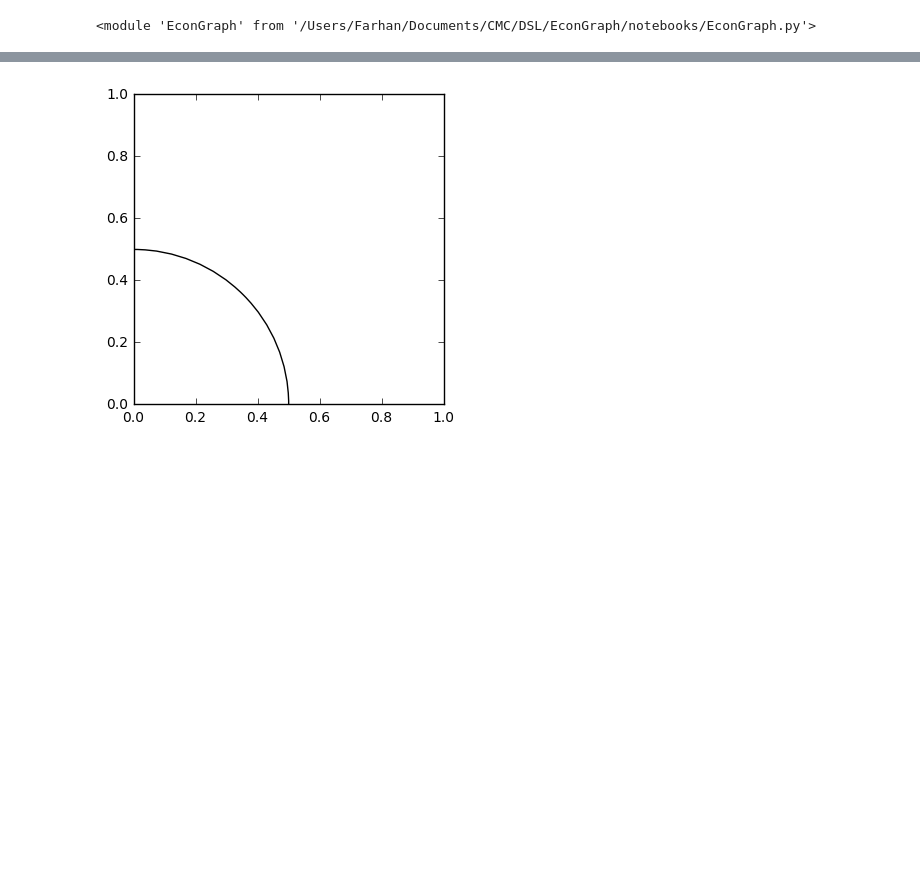
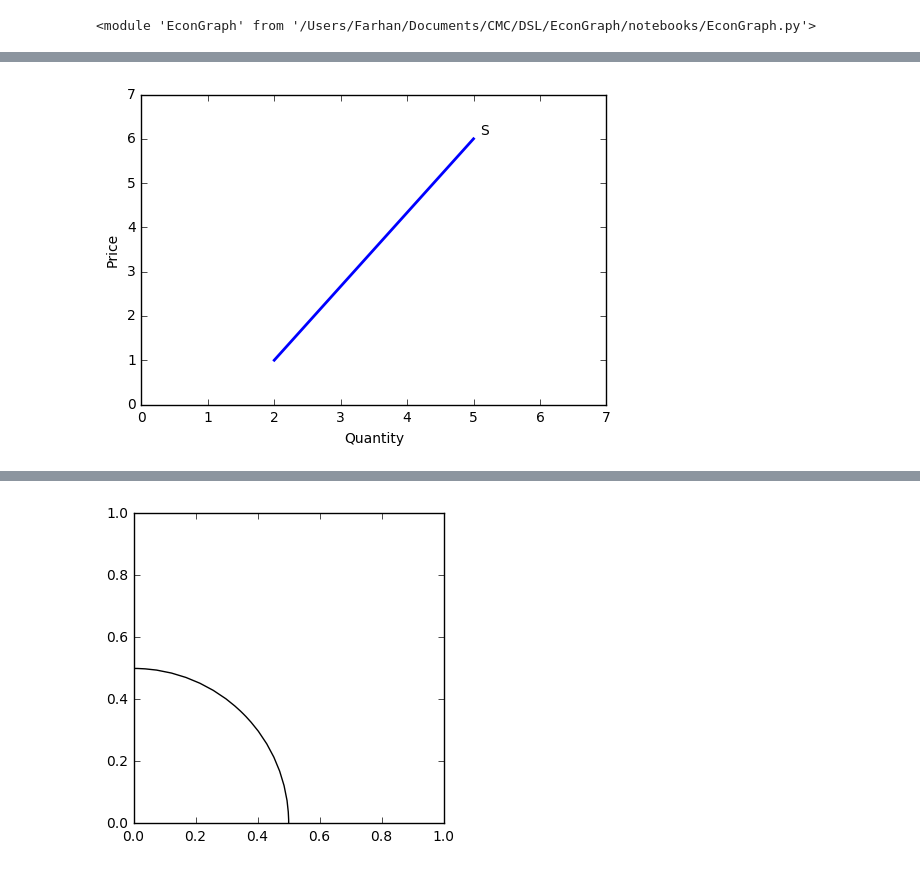
Before and after one commit to farhanatt/EconGraph, a Jupyter notebook: notebooks/Test.ipynb, the cells around one changed output, grey strips where cells are left out. Saved outputs shown, nothing was run; the diff lists cells and outputs as text; code cells hidden in the pictures; blank space fills up the shorter version.

```diff
--- a/notebooks/Test.ipynb
+++ b/notebooks/Test.ipynb
@@ -35,3 +41,7 @@ SupplyCurve().slope("down").show()
+# %%
+SupplyCurve().slope("up").show()
+# %% [output]
+[figure, added]
 # %%
 SupplyCurve().slope("horizontal").show()
 # %% [output]
```
Also changed, not shown: parts of 46 cells of this notebook, 3 other files.
